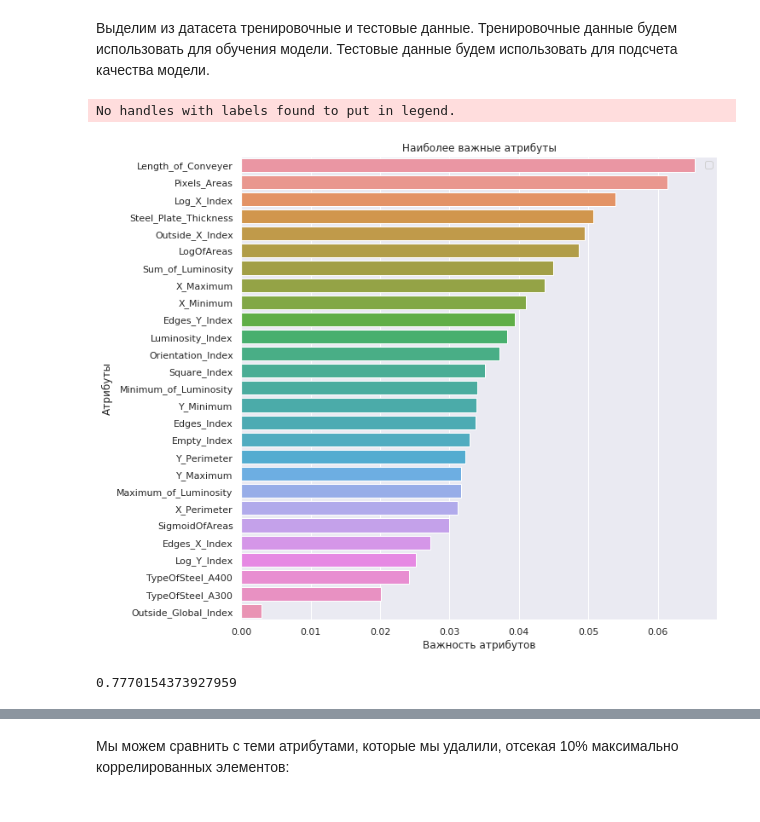
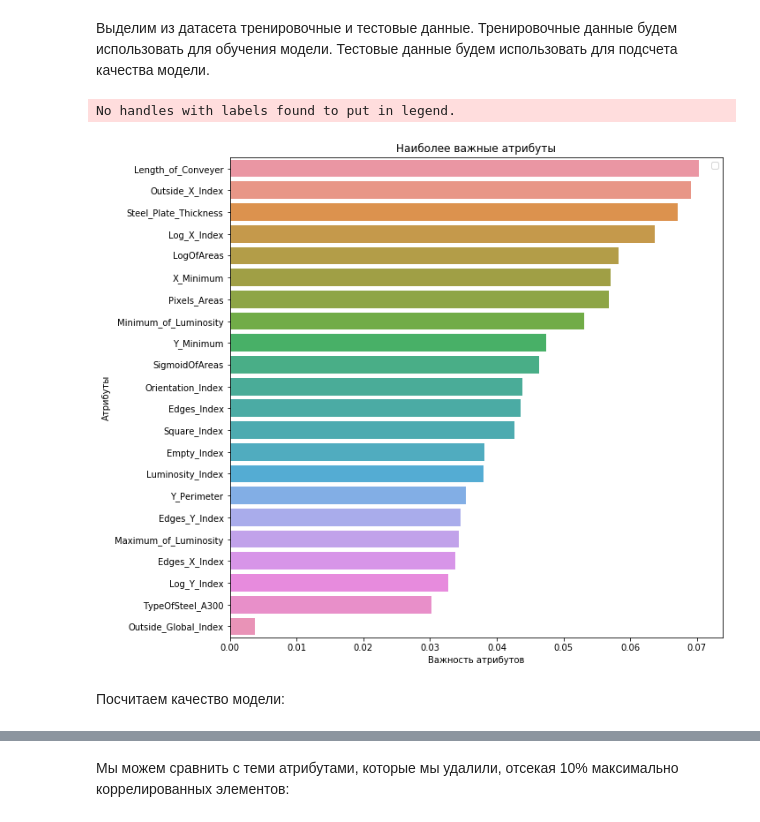
Before and after one commit to SIzrantsev/netology_statistics, a Jupyter notebook: lecture_4.ipynb, the cells around one changed output, grey strips where cells are left out. Cells and saved outputs as stored; diff of their text form; code cells hidden in the pictures.

```diff
--- a/lecture_4.ipynb
+++ b/lecture_4.ipynb
@@ -230,7 +235,8 @@ plt.show()
 С проблемой классификации с несбалансированными данными хорошо работает метод решения деревьев.
 # %%
 output_y = dataset_temp.iloc[:,27:]
-input_x = dataset_temp.iloc[:,:27]
+#input_x = dataset_temp.iloc[:,:27]
+input_x = df_norm
 # %% [markdown]
 Таргет значение представим ввиде наименований классов.
 # %%
@@ -254,32 +260,31 @@ dtype: int64
 Тестовые данные будем использовать для подсчета качества модели.
 # %%
 from sklearn.model_selection import train_test_split
-X_train_27, X_test_27, y_train_27, y_test_27 = train_test_split(input_x, Y, test_size=0.3)
+X_train_22, X_test_22, y_train_22, y_test_22 = train_test_split(input_x, Y, test_size=0.3)
 # %%
 from sklearn.ensemble import RandomForestClassifier
 
 # создаем модель деревья решений
+# выбираем 100 деревьев в качестве параметра
 model=RandomForestClassifier(n_estimators=100)
 
 # обучаем модель
-model.fit(X_train_27,y_train_27)
+model.fit(X_train_22,y_train_22)
 
-headers = list(X_train_27.columns.values)
+headers = list(X_train_22.columns.values)
 
 feature_imp = pd.Series(model.feature_importances_,index=headers).sort_values(ascending=False)
 
 f, ax = plt.subplots(figsize=(10, 10))
 sns.barplot(x=feature_imp, y=feature_imp.index)
 
 plt.xlabel('Важность атрибутов')
 plt.ylabel('Атрибуты')
 plt.title("Наиболее важные атрибуты")
 plt.legend()
 plt.show()
 # %% [output]
 No handles with labels found to put in legend.
-[figure, old version]
+[figure, new version]
-# %%
-model.score(X_test_27, y_test_27)
-# %% [output]
-0.7770154373927959
+# %% [markdown]
+Посчитаем качество модели:
```
Also changed, not shown: parts of 230 cells of this notebook, 1 other file.
